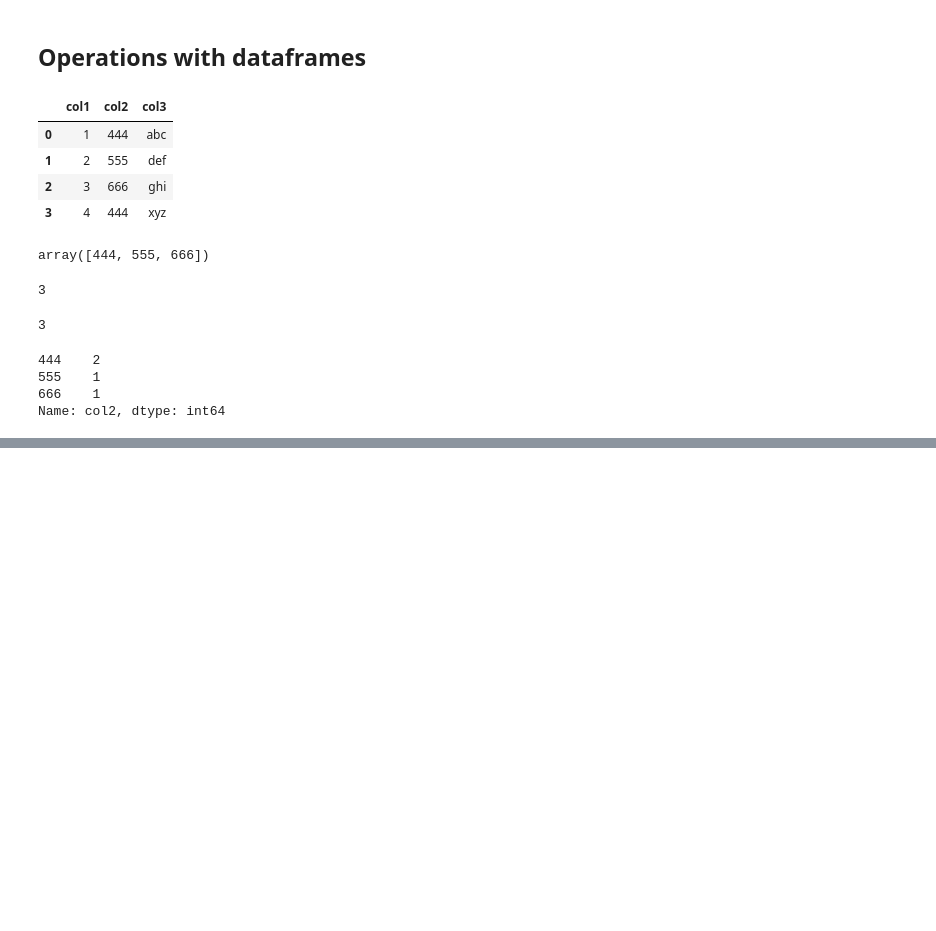
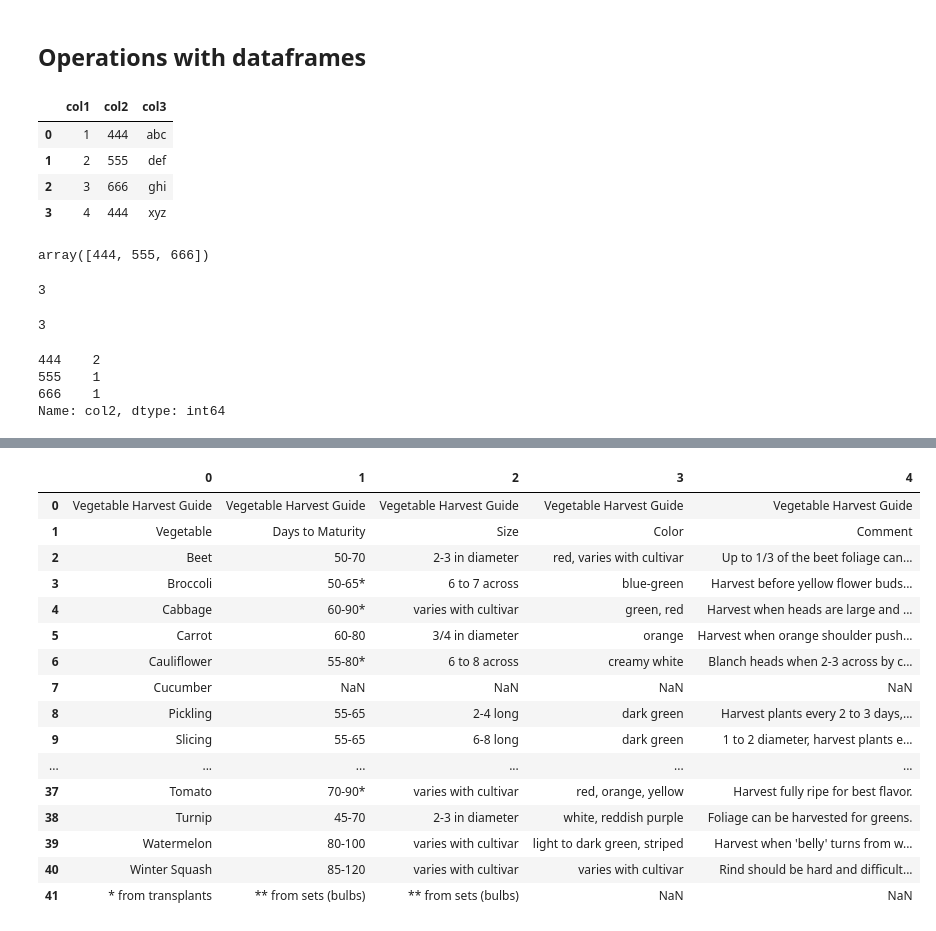
Before and after one commit to Hbada/Python-data-analysis-lessons-notebooks, a Jupyter notebook: Pandas_practice_notebook.ipynb, the cells around one changed output, grey strips where cells are left out. Cells and saved outputs as stored; diff of their text form; code cells hidden in the pictures; blank space fills up the shorter version.

```diff
--- a/Pandas_practice_notebook.ipynb
+++ b/Pandas_practice_notebook.ipynb
@@ -1054,0 +1255,20 @@ df.apply(lambda x: x*2)
+# %%
+data[0] # read the first table found
+# %% [output]
+|  | 0 | 1 | 2 | 3 | 4 |
+| 0 | Vegetable Harvest Guide | Vegetable Harvest Guide | Vegetable Harvest Guide | Vegetable Harvest Guide | Vegetable Harvest Guide |
+| 1 | Vegetable | Days to Maturity | Size | Color | Comment |
+| 2 | Beet | 50-70 | 2-3 in diameter | red, varies with cultivar | Up to 1/3 of the beet foliage can... |
+| 3 | Broccoli | 50-65* | 6 to 7 across | blue-green | Harvest before yellow flower buds... |
+| 4 | Cabbage | 60-90* | varies with cultivar | green, red | Harvest when heads are large and ... |
+| 5 | Carrot | 60-80 | 3/4 in diameter | orange | Harvest when orange shoulder push... |
+| 6 | Cauliflower | 55-80* | 6 to 8 across | creamy white | Blanch heads when 2-3 across by c... |
+| 7 | Cucumber | NaN | NaN | NaN | NaN |
+| 8 | Pickling | 55-65 | 2-4 long | dark green | Harvest plants every 2 to 3 days,... |
+| 9 | Slicing | 55-65 | 6-8 long | dark green | 1 to 2 diameter, harvest plants e... |
+| ... | ... | ... | ... | ... | ... |
+| 37 | Tomato | 70-90* | varies with cultivar | red, orange, yellow | Harvest fully ripe for best flavor. |
+| 38 | Turnip | 45-70 | 2-3 in diameter | white, reddish purple | Foliage can be harvested for greens. |
+| 39 | Watermelon | 80-100 | varies with cultivar | light to dark green, striped | Harvest when 'belly' turns from w... |
+| 40 | Winter Squash | 85-120 | varies with cultivar | varies with cultivar | Rind should be hard and difficult... |
+| 41 | * from transplants | ** from sets (bulbs) | ** from sets (bulbs) | NaN | NaN |
```
Also changed, not shown: parts of 39 cells of this notebook.
